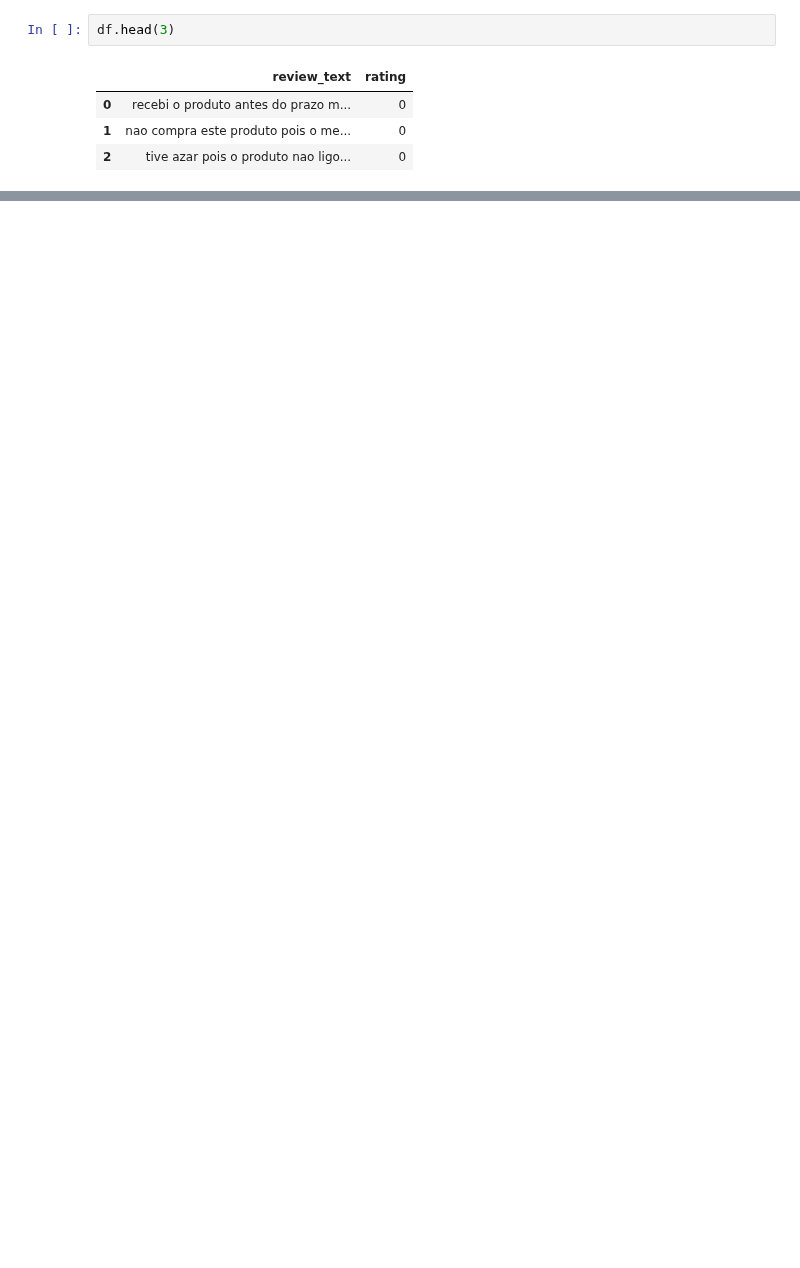
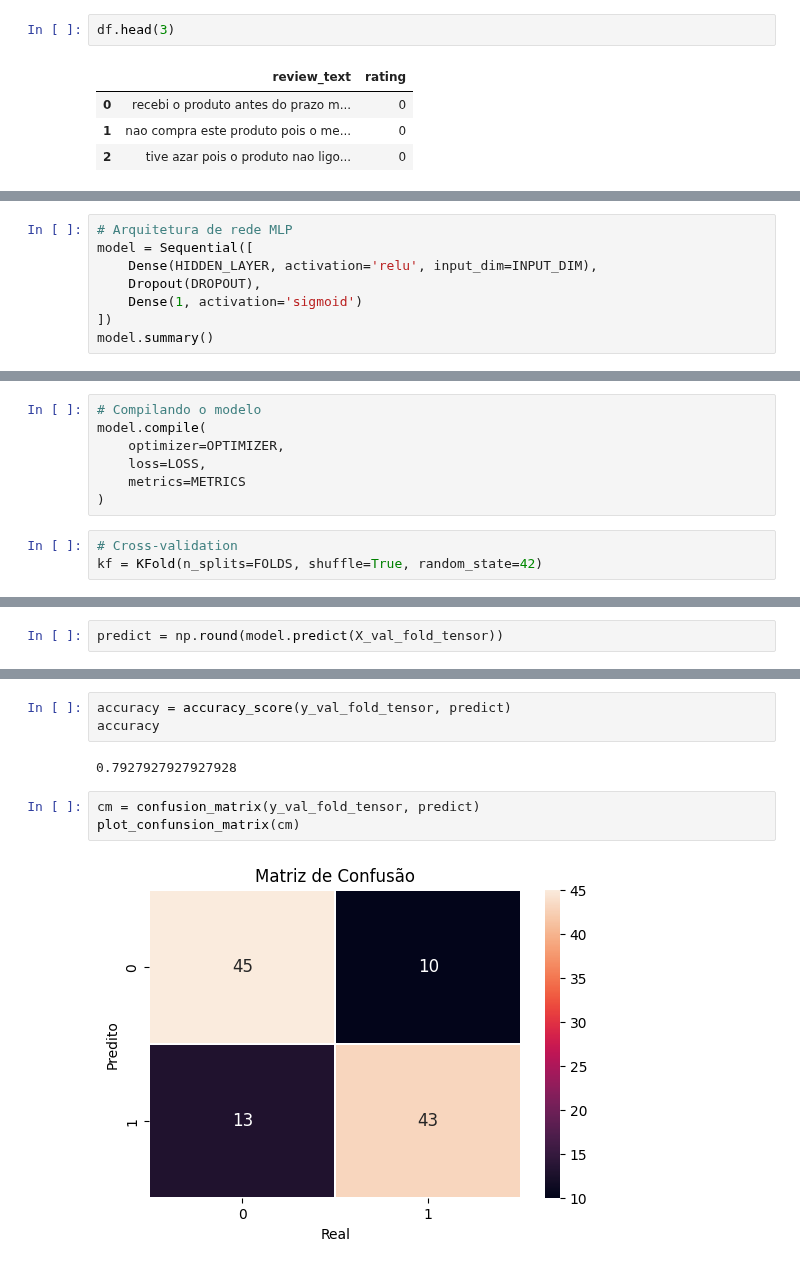
Before and after one commit to brugnaro2022/nlp, a Jupyter notebook: 07_tlm_peq_fb2_mlp.ipynb, the cells around one changed output, grey strips where cells are left out. Saved outputs shown, nothing was run; the diff lists cells and outputs as text; blank space fills up the shorter version.

```diff
--- a/07_tlm_peq_fb2_mlp.ipynb
+++ b/07_tlm_peq_fb2_mlp.ipynb
@@ -265,0 +204,8 @@ plot_eval_metrics(model_history, 'accuracy')
+# %%
+# Arquitetura de rede MLP
+model = Sequential([
+    Dense(HIDDEN_LAYER, activation='relu', input_dim=INPUT_DIM),
+    Dropout(DROPOUT),
+    Dense(1, activation='sigmoid')
+])
+model.summary()
@@ -265,0 +228,10 @@ plot_eval_metrics(model_history, 'accuracy')
+# %%
+# Compilando o modelo
+model.compile(
+    optimizer=OPTIMIZER,
+    loss=LOSS,
+    metrics=METRICS
+)
+# %%
+# Cross-validation
+kf = KFold(n_splits=FOLDS, shuffle=True, random_state=42)
@@ -265,0 +430,2 @@ plot_eval_metrics(model_history, 'accuracy')
+# %%
+predict = np.round(model.predict(X_val_fold_tensor))
@@ -265,0 +434,10 @@ plot_eval_metrics(model_history, 'accuracy')
+# %%
+accuracy = accuracy_score(y_val_fold_tensor, predict)
+accuracy
+# %% [output]
+0.7927927927927928
+# %%
+cm = confusion_matrix(y_val_fold_tensor, predict)
+plot_confunsion_matrix(cm)
+# %% [output]
+[figure, added]
```
Also changed, not shown: parts of 62 cells of this notebook, 1 other file.
